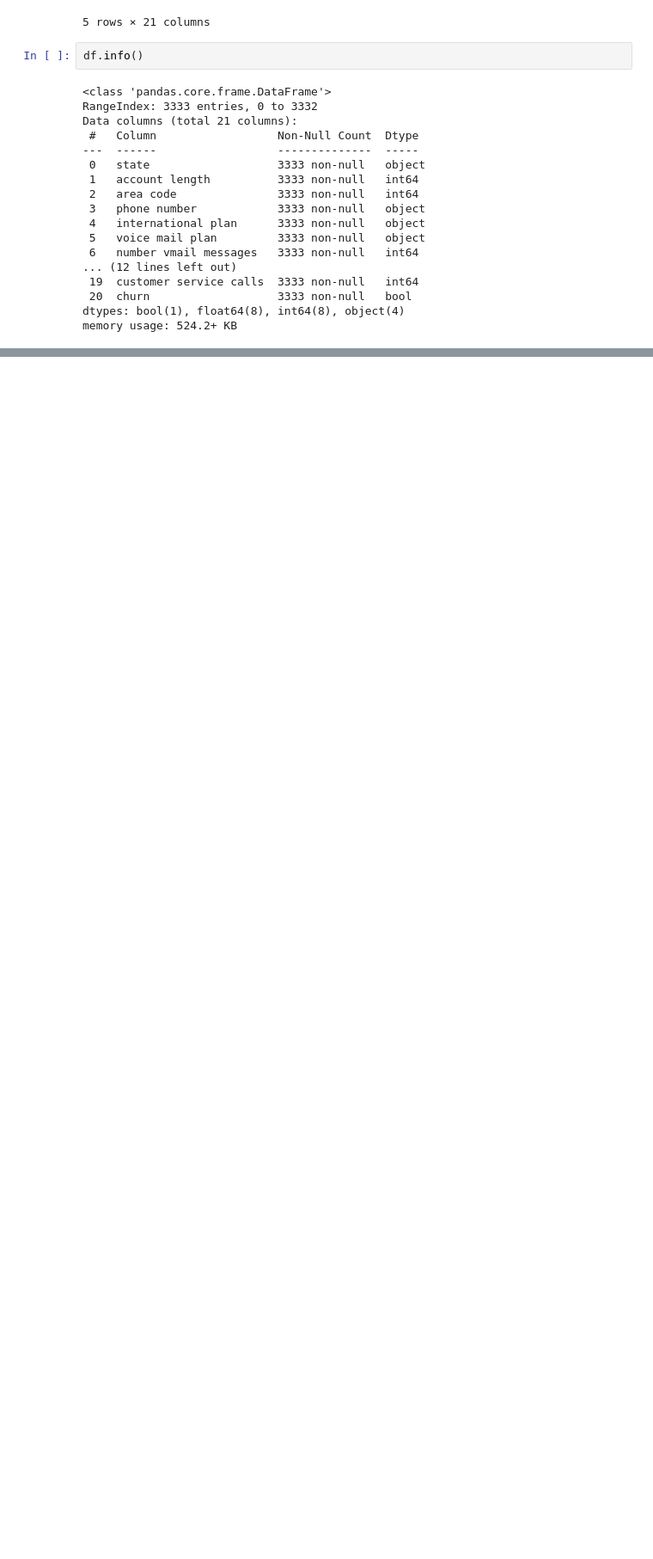
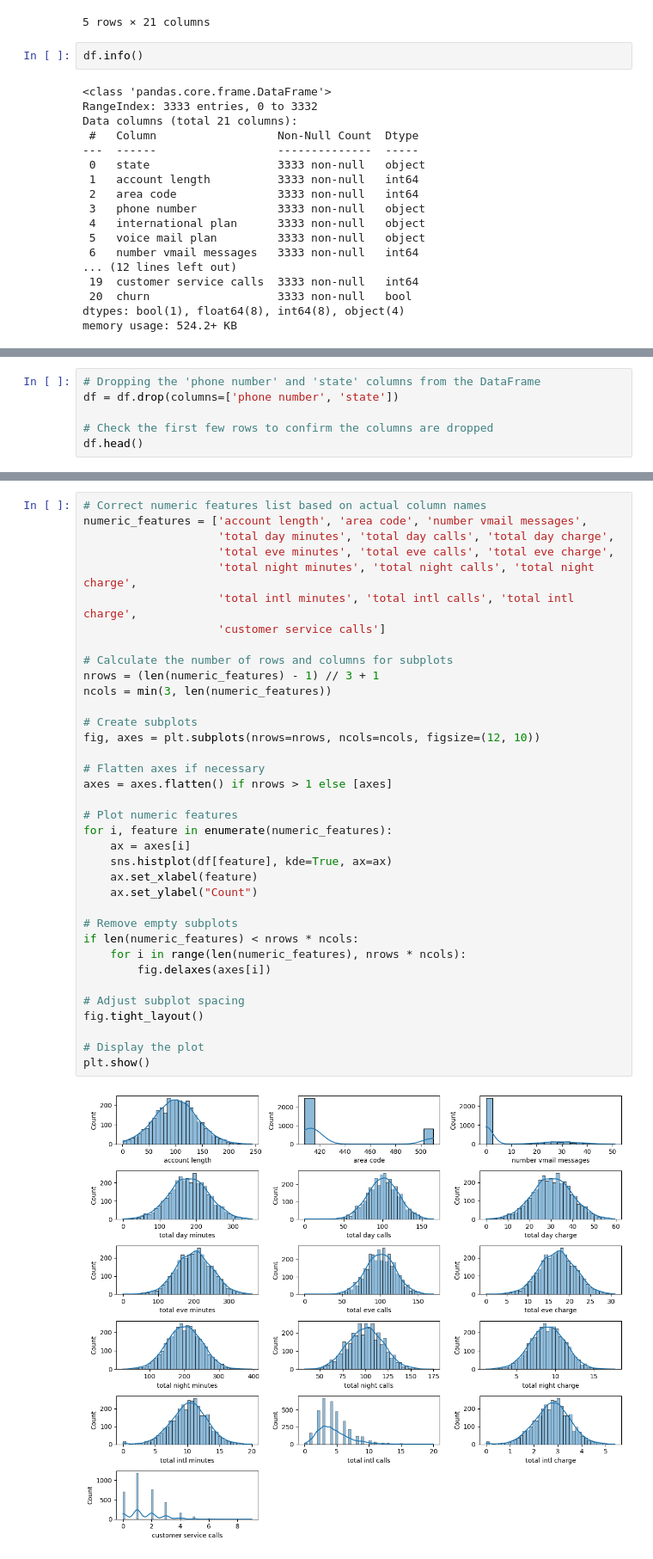
Before and after one commit to Jodhiamboapiyo/Classification-model, a Jupyter notebook: Submited.ipynb, the cells around one changed output, grey strips where cells are left out. Shown: that part at 86% size. Drawn from its saved outputs; the diff is of its cells as text; blank space fills up the shorter version.

```diff
--- a/Submited.ipynb
+++ b/Submited.ipynb
@@ -121,0 +207,6 @@ df.describe()
+# %%
+# Dropping the 'phone number' and 'state' columns from the DataFrame
+df = df.drop(columns=['phone number', 'state'])
+
+# Check the first few rows to confirm the columns are dropped
+df.head()
@@ -121,0 +224,38 @@ df.describe()
+# %%
+# Correct numeric features list based on actual column names
+numeric_features = ['account length', 'area code', 'number vmail messages',
+                    'total day minutes', 'total day calls', 'total day charge',
+                    'total eve minutes', 'total eve calls', 'total eve charge',
+                    'total night minutes', 'total night calls', 'total night charge',
+                    'total intl minutes', 'total intl calls', 'total intl charge',
+                    'customer service calls']
+
+# Calculate the number of rows and columns for subplots
+nrows = (len(numeric_features) - 1) // 3 + 1
+ncols = min(3, len(numeric_features))
+
+# Create subplots
+fig, axes = plt.subplots(nrows=nrows, ncols=ncols, figsize=(12, 10))
+
+# Flatten axes if necessary
+axes = axes.flatten() if nrows > 1 else [axes]
+
+# Plot numeric features
+for i, feature in enumerate(numeric_features):
+    ax = axes[i]
+    sns.histplot(df[feature], kde=True, ax=ax)
+    ax.set_xlabel(feature)
+    ax.set_ylabel("Count")
+
+# Remove empty subplots
+if len(numeric_features) < nrows * ncols:
+    for i in range(len(numeric_features), nrows * ncols):
+        fig.delaxes(axes[i])
+
+# Adjust subplot spacing
+fig.tight_layout()
+
+# Display the plot
+plt.show()
+# %% [output]
+[figure, added]
```
Also changed, not shown: parts of 26 cells of this notebook.
